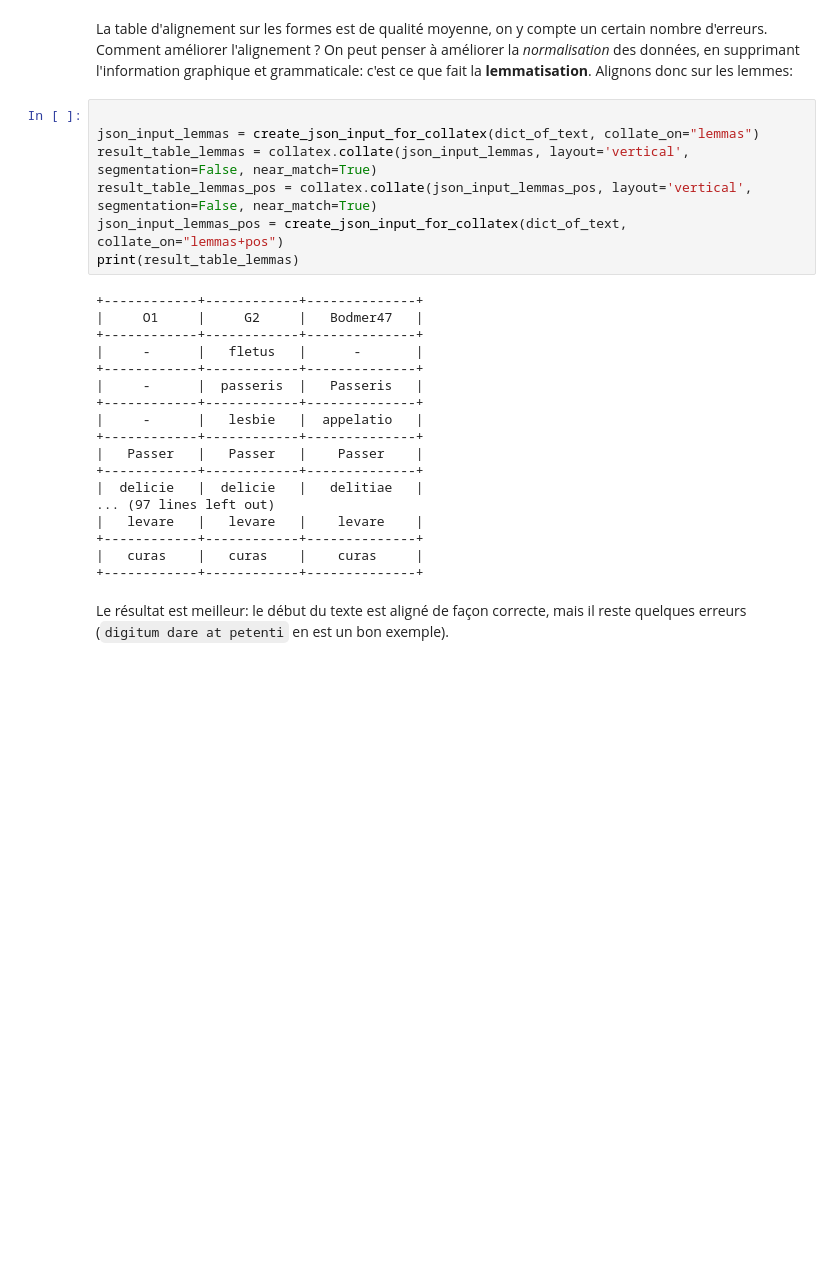
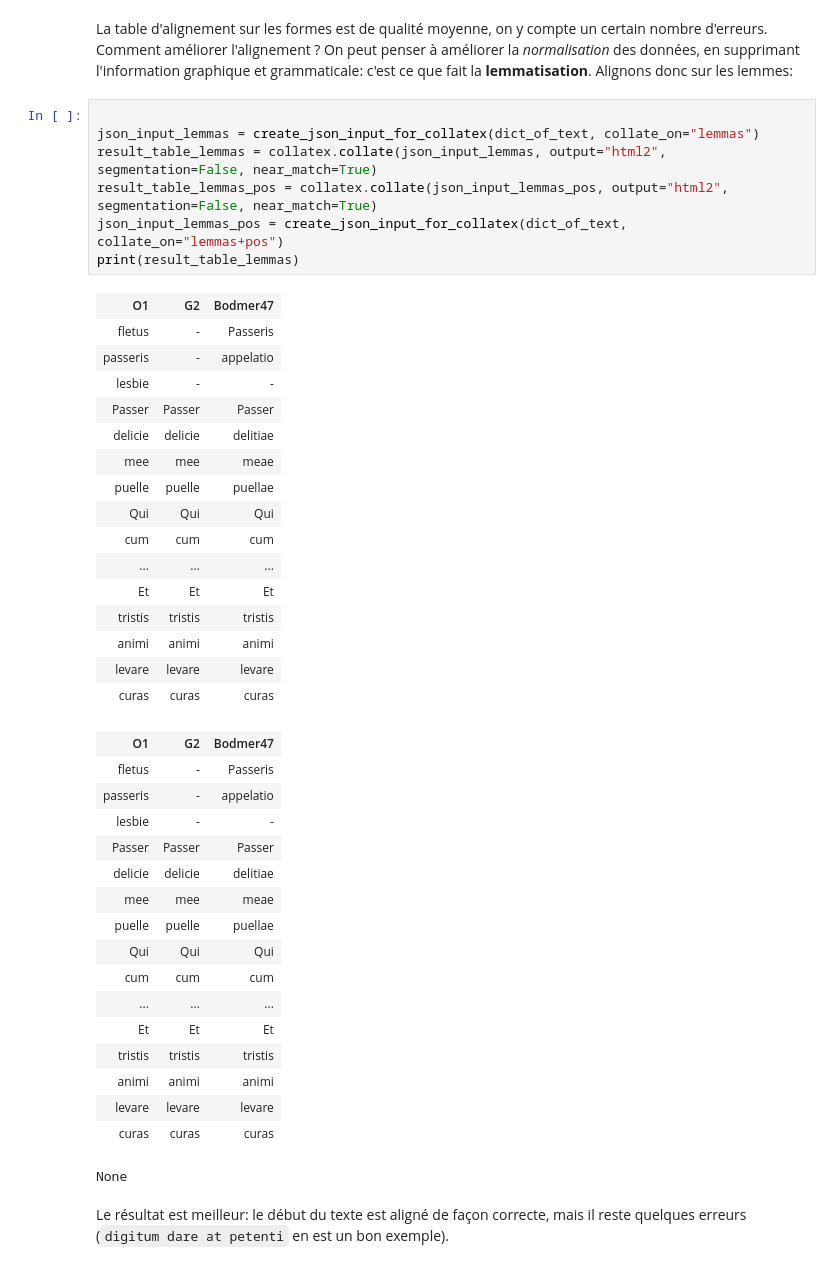
Before and after one commit to matgille/FormationCalameClavier2024_collation, a Jupyter notebook: collation_lemmes.ipynb, the cells around one changed output. Cells and saved outputs as stored; diff of their text form; blank space fills up the shorter version.

```diff
--- a/collation_lemmes.ipynb
+++ b/collation_lemmes.ipynb
@@ -76,28 +148,44 @@ La table d'alignement sur les formes est de qualité moyenne, on y compte un cer
 # %%
 
 json_input_lemmas = create_json_input_for_collatex(dict_of_text, collate_on="lemmas")
-result_table_lemmas = collatex.collate(json_input_lemmas, layout='vertical', segmentation=False, near_match=True)
-result_table_lemmas_pos = collatex.collate(json_input_lemmas_pos, layout='vertical', segmentation=False, near_match=True)
+result_table_lemmas = collatex.collate(json_input_lemmas, output="html2", segmentation=False, near_match=True)
+result_table_lemmas_pos = collatex.collate(json_input_lemmas_pos, output="html2", segmentation=False, near_match=True)
 json_input_lemmas_pos = create_json_input_for_collatex(dict_of_text, collate_on="lemmas+pos")
 print(result_table_lemmas)
 # %% [output]
+| O1 | G2 | Bodmer47 |
+| fletus | - | Passeris |
+| passeris | - | appelatio |
+| lesbie | - | - |
+| Passer | Passer | Passer |
+| delicie | delicie | delitiae |
+| mee | mee | meae |
+| puelle | puelle | puellae |
+| Qui | Qui | Qui |
+| cum | cum | cum |
+| ... | ... | ... |
+| Et | Et | Et |
+| tristis | tristis | tristis |
+| animi | animi | animi |
+| levare | levare | levare |
+| curas | curas | curas |
+| O1 | G2 | Bodmer47 |
+| fletus | - | Passeris |
+| passeris | - | appelatio |
+| lesbie | - | - |
+| Passer | Passer | Passer |
+| delicie | delicie | delitiae |
+| mee | mee | meae |
+| puelle | puelle | puellae |
+| Qui | Qui | Qui |
+| cum | cum | cum |
+| ... | ... | ... |
+| Et | Et | Et |
+| tristis | tristis | tristis |
+| animi | animi | animi |
+| levare | levare | levare |
+| curas | curas | curas |
-+------------+------------+--------------+
-|     O1     |     G2     |   Bodmer47   |
-+------------+------------+--------------+
-|     -      |   fletus   |      -       |
-+------------+------------+--------------+
-|     -      |  passeris  |   Passeris   |
-+------------+------------+--------------+
-|     -      |   lesbie   |  appelatio   |
-+------------+------------+--------------+
-|   Passer   |   Passer   |    Passer    |
-+------------+------------+--------------+
-|  delicie   |  delicie   |   delitiae   |
-... (97 lines left out)
-|   levare   |   levare   |    levare    |
-+------------+------------+--------------+
-|   curas    |   curas    |    curas     |
-+------------+------------+--------------+
+None
 # %% [markdown]
 Le résultat est meilleur: le début du texte est aligné de façon correcte, mais il reste quelques erreurs (`digitum dare at petenti` en est un bon exemple).
 # %%
```
Also changed, not shown: parts of 16 cells of this notebook, 11 other files.
